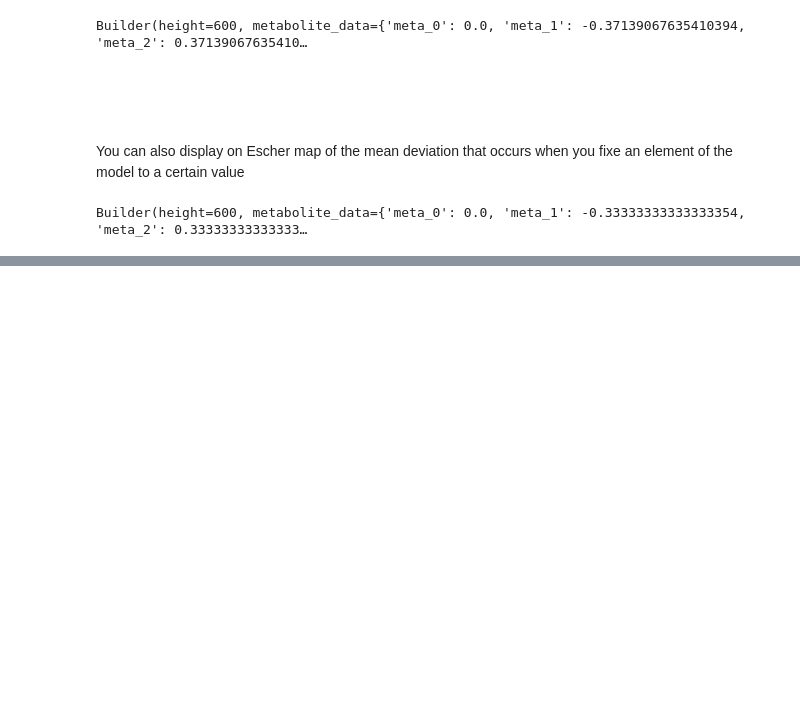
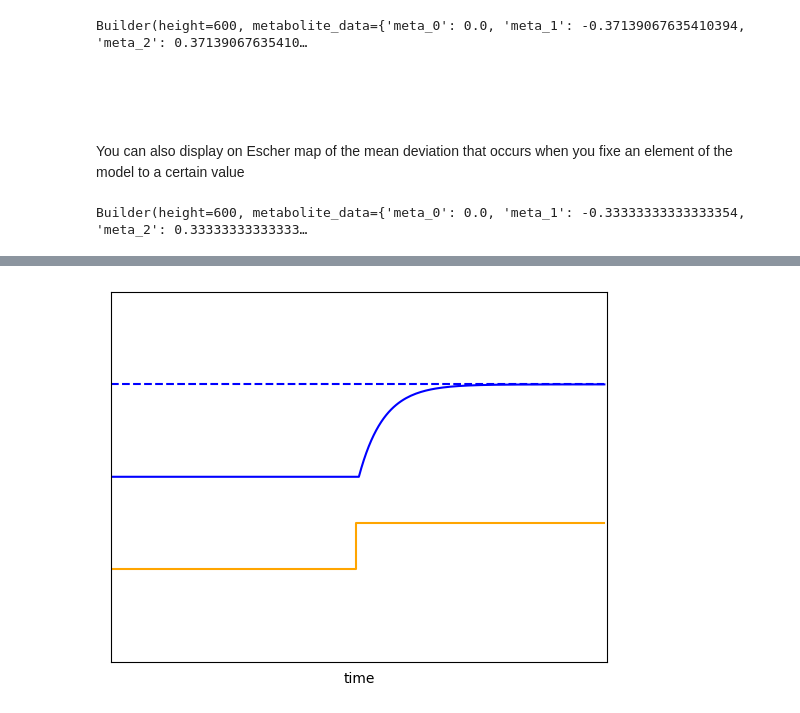
Before and after one commit to tuturax/BadAss, a Jupyter notebook: Notebooks/exemple_linear.ipynb, the cells around one changed output, grey strips where cells are left out. Cells and saved outputs as stored; diff of their text form; code cells hidden in the pictures; blank space fills up the shorter version.

```diff
--- a/Notebooks/exemple_linear.ipynb
+++ b/Notebooks/exemple_linear.ipynb
@@ -755,0 +761,54 @@ reaction_2              0.109521  0.367387    1.000000    1.000000    1.000000
+# %%
+import matplotlib.pyplot as plt
+import numpy as np
+
+N = 100
+
+t = np.array([i for i in range(N)])
+y_1 = np.array([1 for _ in range(N)])
+y_4 = 0.5*y_1
+
+
+def inv_exp(t):
+    if t < 100:
+        return 1
+    else:
+        return 1.5 - 0.5 * np.exp(-0.1 * (t - 100))
+
+t = np.append(t, t[-1]+0.00001)
+y_1 = np.append(y_1, y_1[-1])
+y_4 = np.append(y_4, y_4[-1]+0.25)
+
+for i in range(N, 2*N) :
+    t = np.append(t,i)
+    y_1 = np.append(y_1, inv_exp(i))
+    y_4 = np.append(y_4, 0.5+0.25)
+
+# Trouver l'index correspondant à la valeur de x où la ligne deviendra pointillée
+t_limit = 100
+idx_limit = np.argmax(t >= t_limit)
+
+# Tracer la fonction avec une ligne pleine jusqu'à x_limit, puis une ligne pointillée après x_limit
+#plt.plot(t[:idx_limit], y_1[:idx_limit], 'b-', label='Trait plein')
+#plt.plot(t[idx_limit:], y_1[idx_limit:], 'b-', label='Trait pointillé')
+
+
+y_1_lim = [1.5 for i in t]
+
+
+plt.plot(t,y_1, color="blue")
+plt.plot(t,y_1_lim, "b--")
+plt.plot(t,y_4, color="orange")
+
+
+# Masquer les valeurs sur les axes x et y
+plt.xticks([])  # Masquer les valeurs de l'axe x
+plt.yticks([])  # Masquer les valeurs de l'axe y
+plt.xlabel('time')
+plt.xlim(0,2*N)
+plt.ylim(0,2)
+
+
+plt.show()
+# %% [output]
+[figure, added]
```
Also changed, not shown: parts of 4 cells of this notebook, 4 other files.
